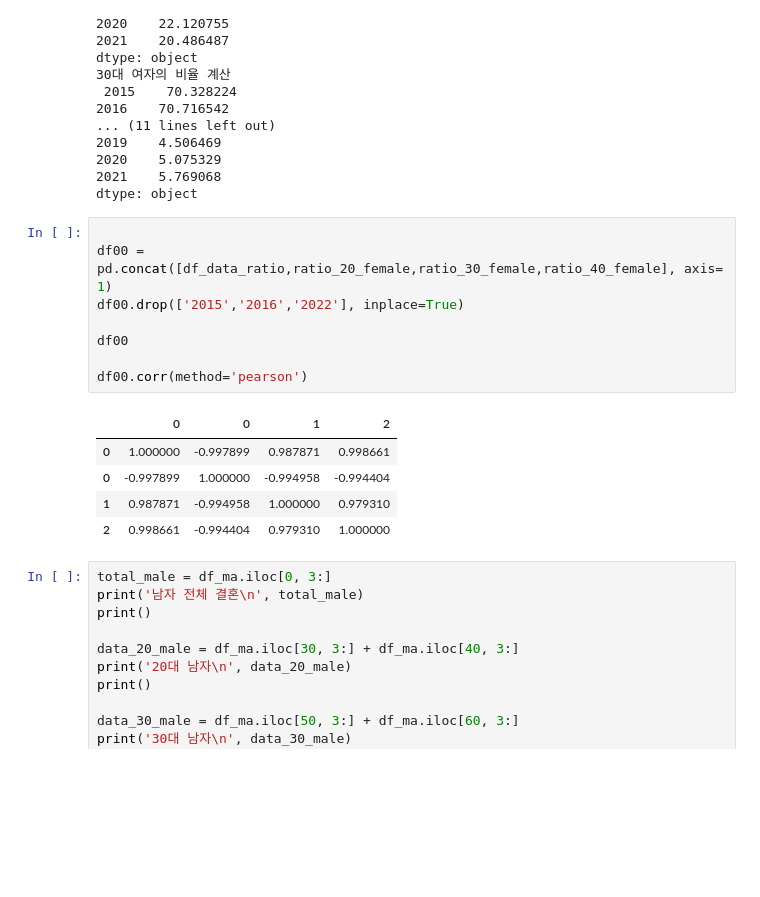
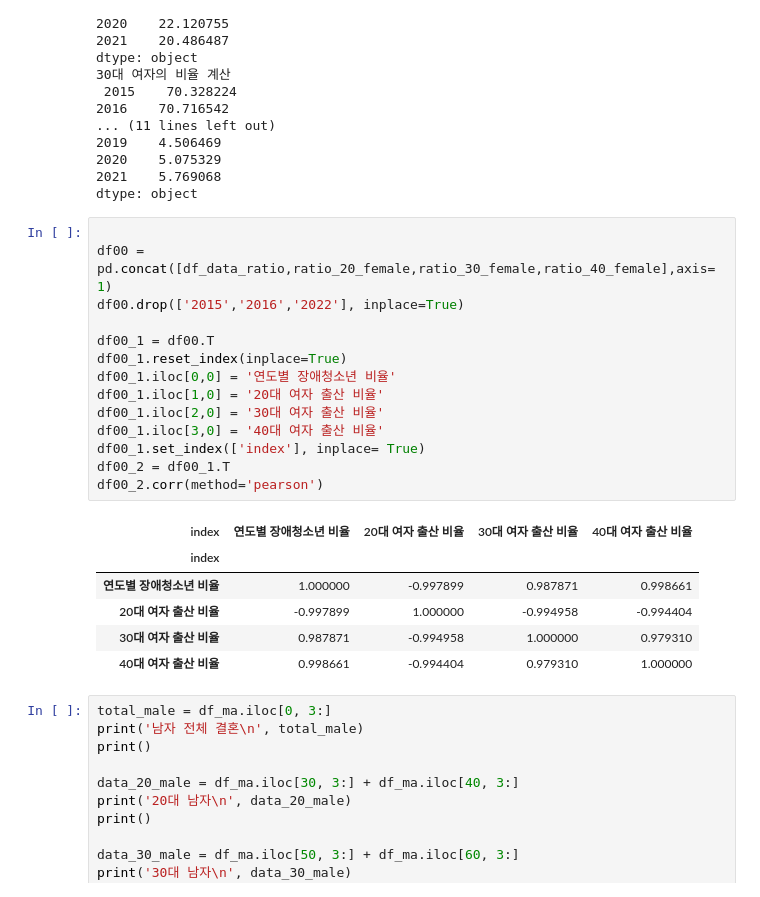
Before and after one commit to PaddingE/github_test, a Jupyter notebook: semi_ex4.ipynb, the cells around one changed output. Cells and saved outputs as stored; diff of their text form; blank space fills up the shorter version.

```diff
--- a/semi_ex4.ipynb
+++ b/semi_ex4.ipynb
@@ -414,18 +414,25 @@ dtype: object
 dtype: object
 # %%
 
-df00 = pd.concat([df_data_ratio,ratio_20_female,ratio_30_female,ratio_40_female], axis= 1)
+df00 = pd.concat([df_data_ratio,ratio_20_female,ratio_30_female,ratio_40_female],axis= 1)
 df00.drop(['2015','2016','2022'], inplace=True)
 
-df00
-
-df00.corr(method='pearson')
+df00_1 = df00.T
+df00_1.reset_index(inplace=True)
+df00_1.iloc[0,0] = '연도별 장애청소년 비율'
+df00_1.iloc[1,0] = '20대 여자 출산 비율'
+df00_1.iloc[2,0] = '30대 여자 출산 비율'
+df00_1.iloc[3,0] = '40대 여자 출산 비율'
+df00_1.set_index(['index'], inplace= True)
+df00_2 = df00_1.T
+df00_2.corr(method='pearson')
 # %% [output]
-|  | 0 | 0 | 1 | 2 |
-| 0 | 1.000000 | -0.997899 | 0.987871 | 0.998661 |
-| 0 | -0.997899 | 1.000000 | -0.994958 | -0.994404 |
-| 1 | 0.987871 | -0.994958 | 1.000000 | 0.979310 |
-| 2 | 0.998661 | -0.994404 | 0.979310 | 1.000000 |
+| index | 연도별 장애청소년 비율 | 20대 여자 출산 비율 | 30대 여자 출산 비율 | 40대 여자 출산 비율 |
+| index |  |  |  |  |
+| 연도별 장애청소년 비율 | 1.000000 | -0.997899 | 0.987871 | 0.998661 |
+| 20대 여자 출산 비율 | -0.997899 | 1.000000 | -0.994958 | -0.994404 |
+| 30대 여자 출산 비율 | 0.987871 | -0.994958 | 1.000000 | 0.979310 |
+| 40대 여자 출산 비율 | 0.998661 | -0.994404 | 0.979310 | 1.000000 |
 # %%
 total_male = df_ma.iloc[0, 3:]
 print('남자 전체 결혼\n', total_male)
```
Also changed, not shown: parts of 1 cell of this notebook.
